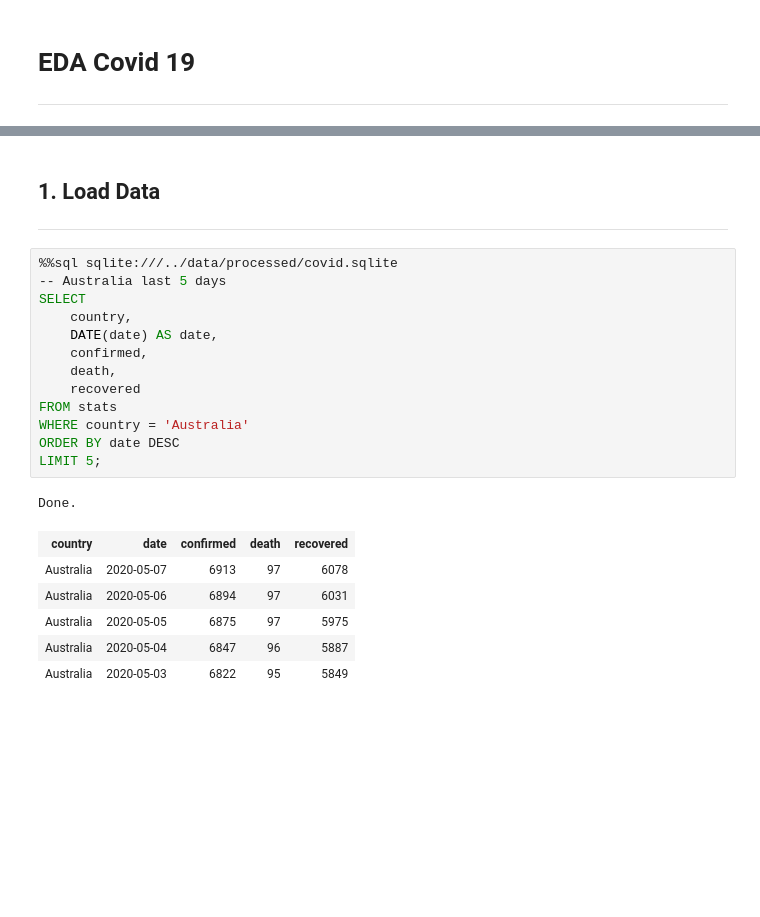
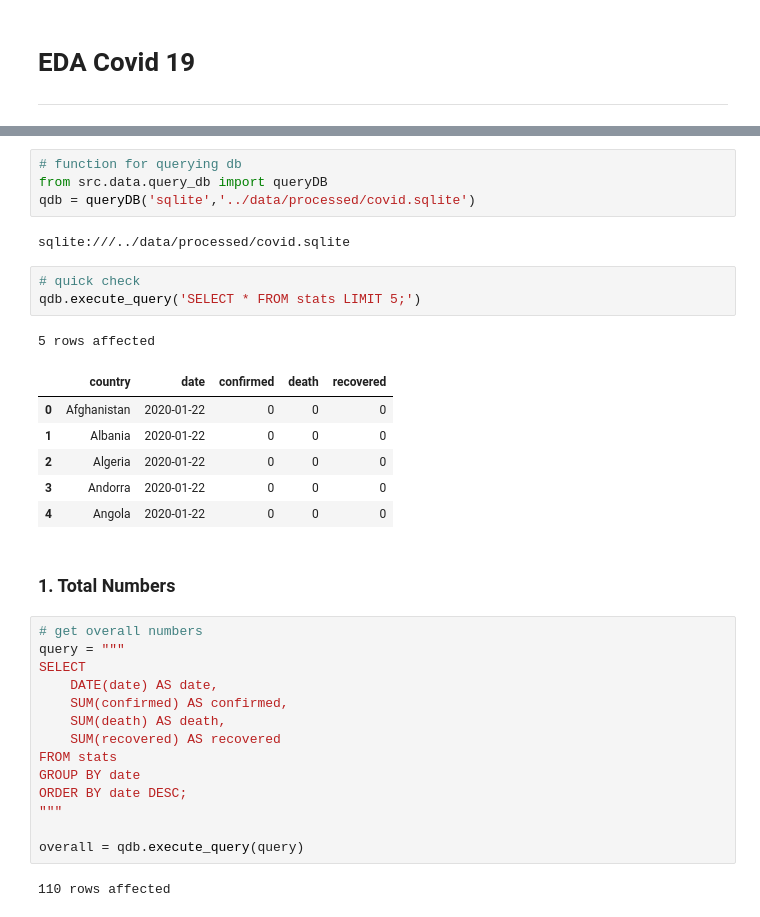
Before and after one commit to gvpamelen/covid19, a Jupyter notebook: notebooks/EDA.ipynb, the cells around one changed output, grey strips where cells are left out. Cells and saved outputs as stored; diff of their text form; blank space fills up the shorter version.

```diff
--- a/notebooks/EDA.ipynb
+++ b/notebooks/EDA.ipynb
@@ -19,24 +61,35 @@ from sqlalchemy import create_engine
+# %%
+# function for querying db
+from src.data.query_db import queryDB
+qdb = queryDB('sqlite','../data/processed/covid.sqlite')
+# %% [output]
+sqlite:///../data/processed/covid.sqlite
+# %%
+# quick check
+qdb.execute_query('SELECT * FROM stats LIMIT 5;')
+# %% [output]
+5 rows affected
+|  | country | date | confirmed | death | recovered |
+| 0 | Afghanistan | 2020-01-22 | 0 | 0 | 0 |
+| 1 | Albania | 2020-01-22 | 0 | 0 | 0 |
+| 2 | Algeria | 2020-01-22 | 0 | 0 | 0 |
+| 3 | Andorra | 2020-01-22 | 0 | 0 | 0 |
+| 4 | Angola | 2020-01-22 | 0 | 0 | 0 |
 # %% [markdown]
-## 1. Load Data
-***
+### 1. Total Numbers
 # %%
-%%sql sqlite:///../data/processed/covid.sqlite
--- Australia last 5 days
+# get overall numbers
+query = """
 SELECT
-    country,
     DATE(date) AS date,
-    confirmed,
-    death,
-    recovered
+    SUM(confirmed) AS confirmed,
+    SUM(death) AS death,
+    SUM(recovered) AS recovered
 FROM stats
-WHERE country = 'Australia'
-ORDER BY date DESC
-LIMIT 5;
+GROUP BY date
+ORDER BY date DESC;
+"""
+
+overall = qdb.execute_query(query)
 # %% [output]
-Done.
+110 rows affected
-| country | date | confirmed | death | recovered |
-| Australia | 2020-05-07 | 6913 | 97 | 6078 |
-| Australia | 2020-05-06 | 6894 | 97 | 6031 |
-| Australia | 2020-05-05 | 6875 | 97 | 5975 |
-| Australia | 2020-05-04 | 6847 | 96 | 5887 |
-| Australia | 2020-05-03 | 6822 | 95 | 5849 |
```
Also changed, not shown: parts of 23 cells of this notebook, 2 other files.
